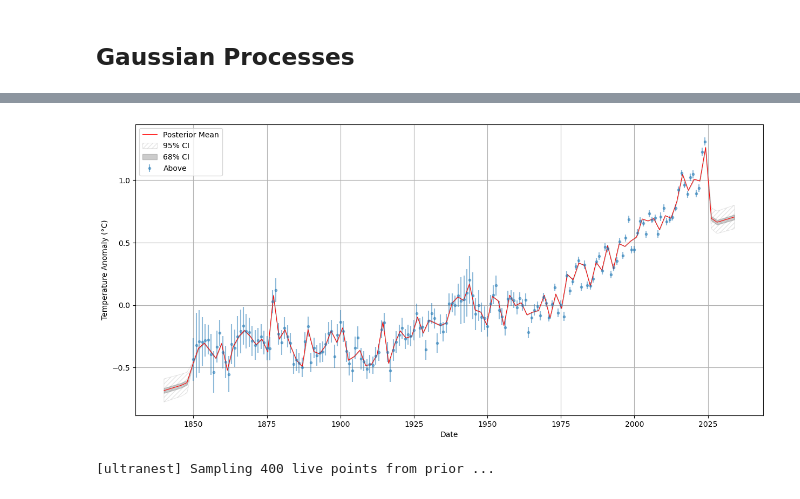
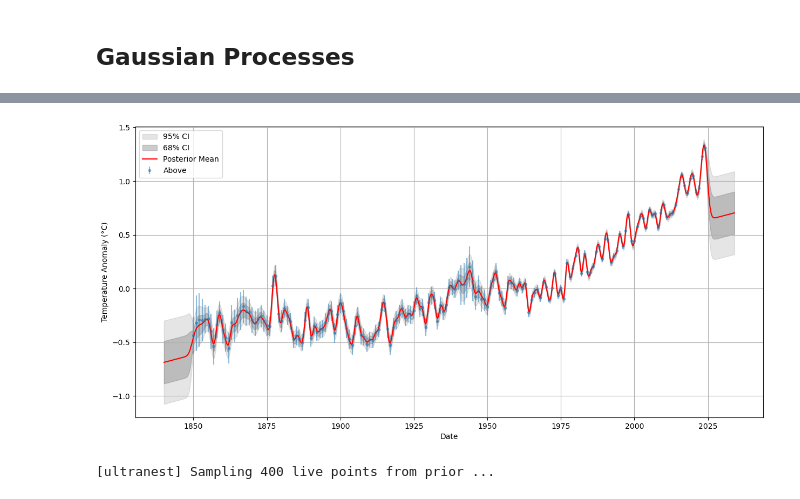
Before and after one commit to stevelonny/global-warming, a Jupyter notebook: gaussian-process.ipynb, the cells around one changed output, grey strips where cells are left out. Saved outputs shown, nothing was run; the diff lists cells and outputs as text; code cells hidden in the pictures.

Commit message:
Add correct CI bands

```diff
--- a/gaussian-process.ipynb
+++ b/gaussian-process.ipynb
@@ -84,7 +84,7 @@ def log_gp_likelihood(params):
 parameters_gp = ["amplitude", "length_scale"]
 # %%
 sampler_gp = ultranest.ReactiveNestedSampler(parameters_gp, log_gp_likelihood, gp_prior)
-result_gp = sampler_gp.run()
+result_gp = sampler_gp.run(min_ess=1000)
 print(result_gp)
 # %% [output]
 [ultranest] Sampling 400 live points from prior ...
@@ -181,9 +200,9 @@ def log_gp_likelihood(params):
 
     return log_likelihood_value
 
-parameters_gp = ["trend_intercept", "trend_slope", "amplitude", "length_scale"]
+parameters_linear_gp = ["trend_intercept", "trend_slope", "amplitude", "length_scale"]
 # %%
-sampler_linear_gp = ultranest.ReactiveNestedSampler(parameters_gp, log_gp_likelihood, gp_linear_prior)
+sampler_linear_gp = ultranest.ReactiveNestedSampler(parameters_linear_gp, log_gp_likelihood, gp_linear_prior)
 result_linear_gp = sampler_linear_gp.run()
 print(result_linear_gp)
 # %% [output]
@@ -218,32 +237,43 @@ plt.show()
 # %%
 plt.figure(figsize=(15, 7))
 plt.errorbar(df["year"], df["annual_anomaly_above"], yerr=df["annual_unc_above"], fmt="o", markersize=3, label="Above", alpha=0.5)
 
-year_range = np.linspace(df["year"].min() - 10, df["year"].max() + 10, 100)
-band = PredictionBand(year_range)
-
+year_range = np.linspace(df["year"].min() - 10, df["year"].max() + 10, 1000)
 yerr = yerr_above.to_numpy()
 
+# Collect predictions and variances from all posterior samples
+means = []
+variances = []
 for params in result_linear_gp["samples"]:
     intercept, slope, amp, length = params
     gp = gp_model(amplitude=amp, length_scale=length, yerr=yerr)
     trend_obs = linear_trend(date, intercept, slope)
     trend_pred = linear_trend(year_range, intercept, slope)
-    gp_mean = gp.predict(temp_anomaly - trend_obs, year_range.astype(float), return_cov=False, return_var=False)
-    band.add(gp_mean + trend_pred)
+    mu, var = gp.predict(temp_anomaly - trend_obs, year_range.astype(float), return_var=True)
+    means.append(mu + trend_pred)
+    variances.append(var)
 
-band.line(color="red", label="Posterior Mean", linewidth=0.75)
-band.shade(color="gray", label="95% CI", q=0.475, alpha=0.2, hatch="////", edgecolor="gray", facecolor="none", linewidth=0.75)
-band.shade(color="gray", label="68% CI", q=0.16, alpha=0.4)
+means = np.array(means)
+variances = np.array(variances)
+
+# Combine across posterior samples using law of total variance
+mean_pred = np.mean(means, axis=0)
+var_pred = np.mean(variances, axis=0) + np.var(means, axis=0)
+std_pred = np.sqrt(var_pred)
+
+# Plot confidence intervals
+plt.fill_between(year_range, mean_pred - 1.96*std_pred, mean_pred + 1.96*std_pred, color="gray", alpha=0.2, label="95% CI")
+plt.fill_between(year_range, mean_pred - 1.0*std_pred, mean_pred + 1.0*std_pred, color="gray", alpha=0.4, label="68% CI")
+plt.plot(year_range, mean_pred, color="red", linewidth=1.5, label="Posterior Mean")
 
 plt.xlabel("Date")
 plt.ylabel("Temperature Anomaly (°C)")
 plt.grid()
 plt.legend()
 
 plt.show()
 # %% [output]
-[figure, old version]
+[figure, new version]
 # %%
 def exponential_trend(x, q, a, m):
     t = (np.asarray(x) - 1950.0) / 50.0
```
Also changed, not shown: parts of 9 cells of this notebook.
